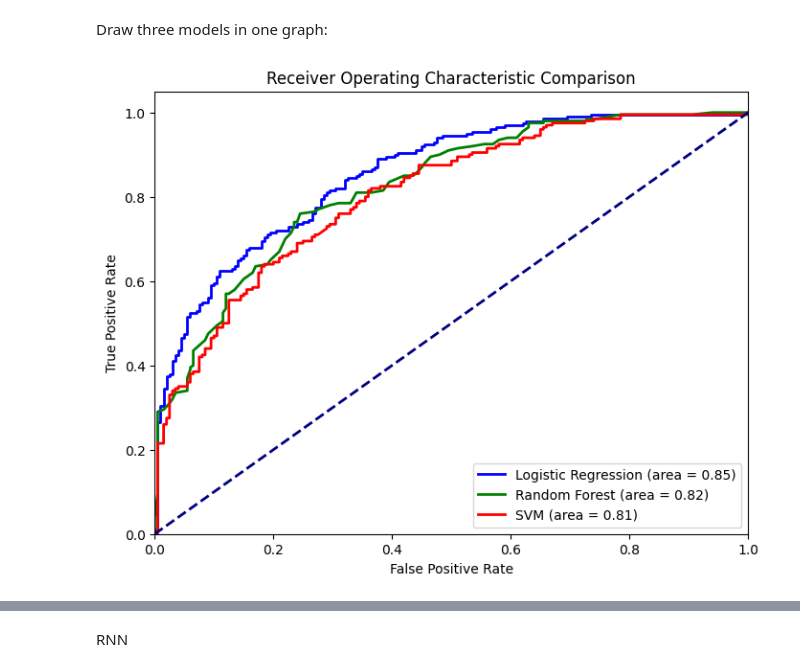
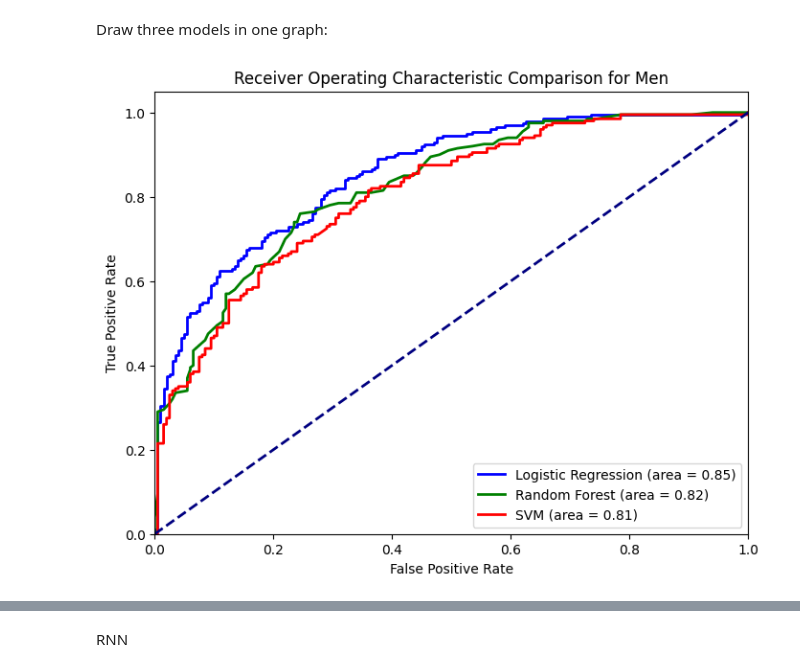
Before and after one commit to shailajgg/IDS705_MachineLearning_FinalProject, a Jupyter notebook: march-madeness-models.ipynb, the cells around one changed output, grey strips where cells are left out. Cells and saved outputs as stored; diff of their text form; code cells hidden in the pictures.

```diff
--- a/march-madeness-models.ipynb
+++ b/march-madeness-models.ipynb
@@ -582,17 +582,19 @@ from sklearn.preprocessing import StandardScaler
 
 # Split the dataset into training, validation, and testing sets
 train_data = df_data_M[( df_data_M['Season'] <= 2020)]
-val_data = df_data_M[(df_data_M['Season'] > 2020) & (df_data_M['Season'] <= 2023)]
-# df_test = df_data_M[df_data_M['Season'] == 2023]
+val_data = df_data_M[(df_data_M['Season'] > 2020) & (df_data_M['Season'] < 2024)]
+test_data = df_data_M[df_data_M['Season'] == 2023]
 
 # Reset indices after splitting
 train_data.reset_index(drop=True, inplace=True)
 val_data.reset_index(drop=True, inplace=True)
-# df_test.reset_index(drop=True, inplace=True)
+test_data.reset_index(drop=True, inplace=True)
 
 # Separate into features (X) and target variable (y) for each set
 X_train_df = train_data[features_M]
 y_train_df = train_data[Target_M]
+
+X_test_df = test_data[features_M]
 
 X_val_df = val_data[features_M]
 y_val_df = val_data[Target_M]
@@ -600,6 +602,7 @@ y_val_df = val_data[Target_M]
 # Display the shapes of the datasets
 print("Training set shape:", X_train_df.shape)
 print("Validation set shape:", X_val_df.shape)
+print("Testing set shape:", X_test_df.shape)
 # %% [output]
 Training set shape: (1334, 13)
 Validation set shape: (400, 13)
@@ -1007,27 +1051,27 @@ Draw three models in one graph:
 # %%
 # Compute ROC curve and ROC area for each model
 fpr_log, tpr_log, _ = roc_curve(y_val_df, y_val_probs)
 roc_auc_log = auc(fpr_log, tpr_log)
 
 fpr_rf, tpr_rf, _ = roc_curve(y_val_df, y_val_probs_rf_men)
 roc_auc_rf = auc(fpr_rf, tpr_rf)
 
 fpr_svm, tpr_svm, _ = roc_curve(y_val_df, y_val_probs_svm_men)
 roc_auc_svm = auc(fpr_svm, tpr_svm)
 
 # Plot all ROC curves
 plt.figure(figsize=(8, 6))
 plt.plot(fpr_log, tpr_log, label=f'Logistic Regression (area = {roc_auc_log:.2f})', color='blue', linestyle='-', linewidth=2)
 plt.plot(fpr_rf, tpr_rf, label=f'Random Forest (area = {roc_auc_rf:.2f})', color='green', linestyle='-', linewidth=2)
 plt.plot(fpr_svm, tpr_svm, label=f'SVM (area = {roc_auc_svm:.2f})', color='red', linestyle='-', linewidth=2)
 
 plt.plot([0, 1], [0, 1], color='navy', lw=2, linestyle='--')
 plt.xlim([0.0, 1.0])
 plt.ylim([0.0, 1.05])
 plt.xlabel('False Positive Rate')
 plt.ylabel('True Positive Rate')
-plt.title('Receiver Operating Characteristic Comparison')
+plt.title('Receiver Operating Characteristic Comparison for Men')
 plt.legend(loc="lower right")
 plt.show()
 # %% [output]
-[figure, old version]
+[figure, new version]
```
Also changed, not shown: parts of 11 cells of this notebook.
